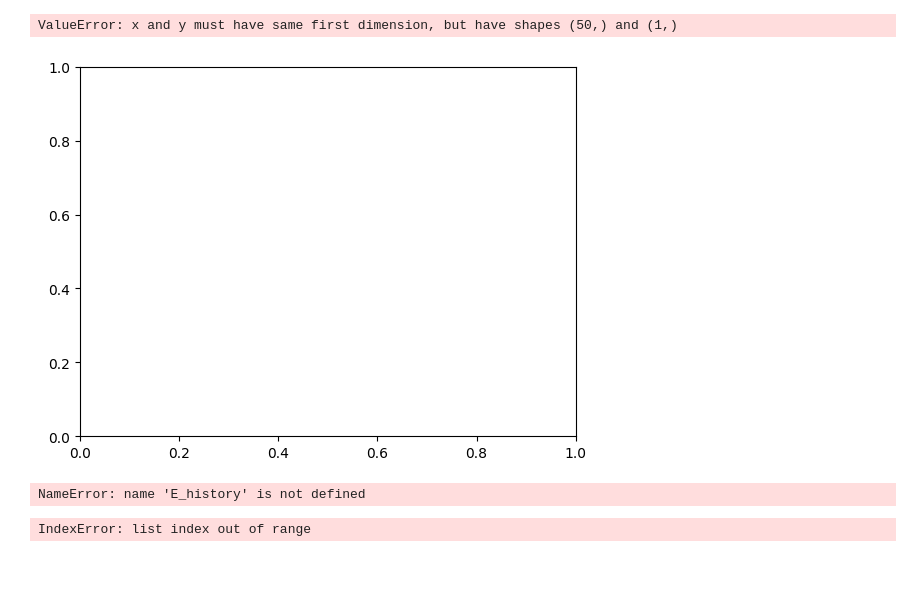
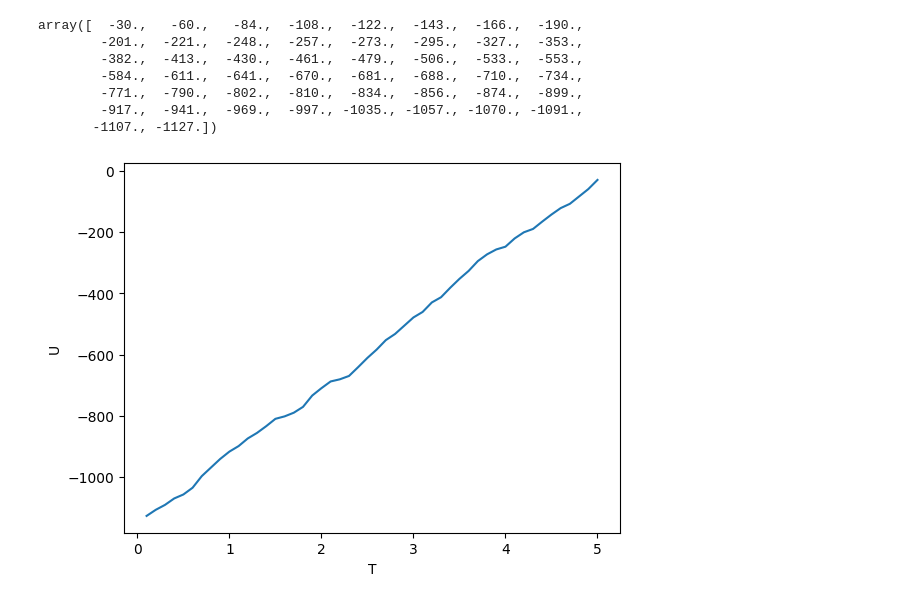
Before and after one commit to anahelena00/Tcell, a Jupyter notebook: InfectiousMonteCarlov3.ipynb, the cells around one changed output. Saved outputs shown, nothing was run; the diff lists cells and outputs as text; code cells hidden in the pictures; blank space fills up the shorter version.

```diff
--- a/InfectiousMonteCarlov3.ipynb
+++ b/InfectiousMonteCarlov3.ipynb
@@ -245,13 +252,7 @@ interaction_matrix = np.array([
     [0, TT_int, BT_int],
     [0, BT_int, BB_int]
 ])
-E_lattice_list=[]
-for Temp in T:
-    lattice, E_lattice, T_num, B_num = monte_carlo(
-    T, interaction_matrix, size, T_num_in, B_num_in, num_runs, num_lattices_to_store=None)
-    #print("E:", E_lattice)
-    E_lattice_list.append(E_lattice)
 
-#print(E_lattice_list)
-#E_lattice
+lattice, E_history, T_num, B_num = monte_carlo(T, interaction_matrix, size, T_num_in, B_num_in, num_runs, num_lattices_to_store=None)
+print("E:", E_history)
 # %% [output]
@@ -263,32 +274,34 @@ for Temp in T:
+# %%
+def mean_energy(T, E_history, ind_equilibrium):
+
+    E = E_history
+    E_mean = np.zeros([len(T)])
+    E_variance = np.zeros([len(T)])
+
+    for ind,t in enumerate(T):
+        E_mean[ind] = np.mean(E[t][ind_equilibrium:-1])
+        E_variance[ind] = np.var(E[t][ind_equilibrium:-1])
+
+    return E_mean, E_variance
+
+ind_equi = int(2/3*num_runs) # index where equilibrium is assumed.
+E_mean, E_var = mean_energy(T, E_history, ind_equi)
+
+E_mean
+# %% [output]
+array([  -30.,   -60.,   -84.,  -108.,  -122.,  -143.,  -166.,  -190.,
+        -201.,  -221.,  -248.,  -257.,  -273.,  -295.,  -327.,  -353.,
+        -382.,  -413.,  -430.,  -461.,  -479.,  -506.,  -533.,  -553.,
+        -584.,  -611.,  -641.,  -670.,  -681.,  -688.,  -710.,  -734.,
+        -771.,  -790.,  -802.,  -810.,  -834.,  -856.,  -874.,  -899.,
+        -917.,  -941.,  -969.,  -997., -1035., -1057., -1070., -1091.,
+       -1107., -1127.])
 # %%
 plt.figure()
-plt.plot(T,E_lattice_list)
-plt.xlabel("Temperature")
-plt.ylabel("Mean Energies")
+plt.plot(T,E_mean)
+plt.xlabel('T')
+plt.ylabel('U')
 plt.show()
+#lattice_plots(lattice, np.arange(0,100,5))
 # %% [output]
-ValueError: x and y must have same first dimension, but have shapes (50,) and (1,)
-[figure, old version]
+[figure, new version]
-# %%
-def mean_energy(T, E_history, ind_equilibrium):
-
-    E = E_history
-    E_mean = np.zeros([len(T)])
-    E_variance = np.zeros([len(T)])
-
-    for ind,t in enumerate(T):
-        E_mean[ind] = np.mean(E[t][ind_equilibrium:-1])
-        E_variance[ind] = np.var(E[t][ind_equilibrium:-1])
-
-    return E_mean, E_variance
-
-ind_equi = int(2/3*num_runs) # index where equilibrium is assumed.
-E_mean, E_var = mean_energy(Temp, E_history, ind_equi)
-
-E_mean
-# %% [output]
-NameError: name 'E_history' is not defined
-# %%
-lattice_plots(lattice, np.arange(0,100,5))
-# %% [output]
-IndexError: list index out of range
```
Also changed, not shown: parts of 5 cells of this notebook.
